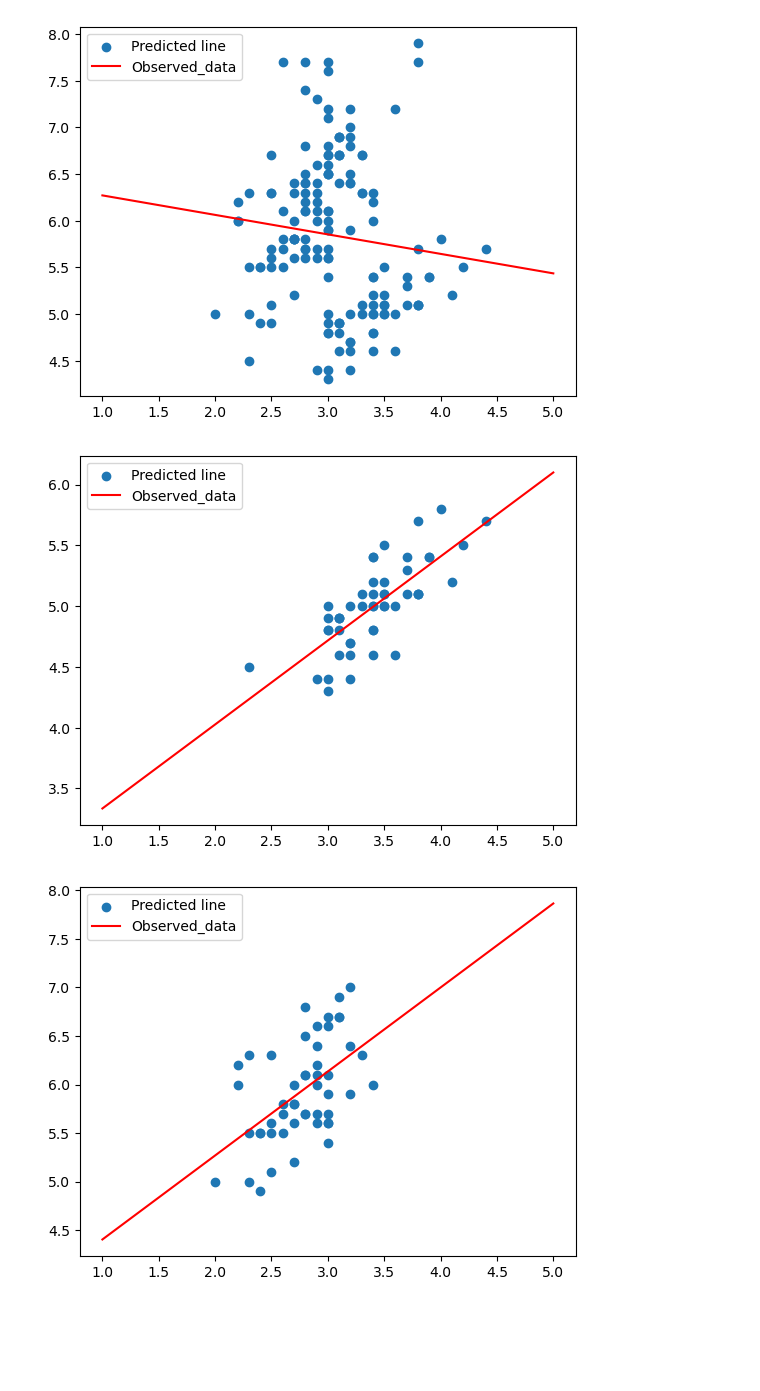
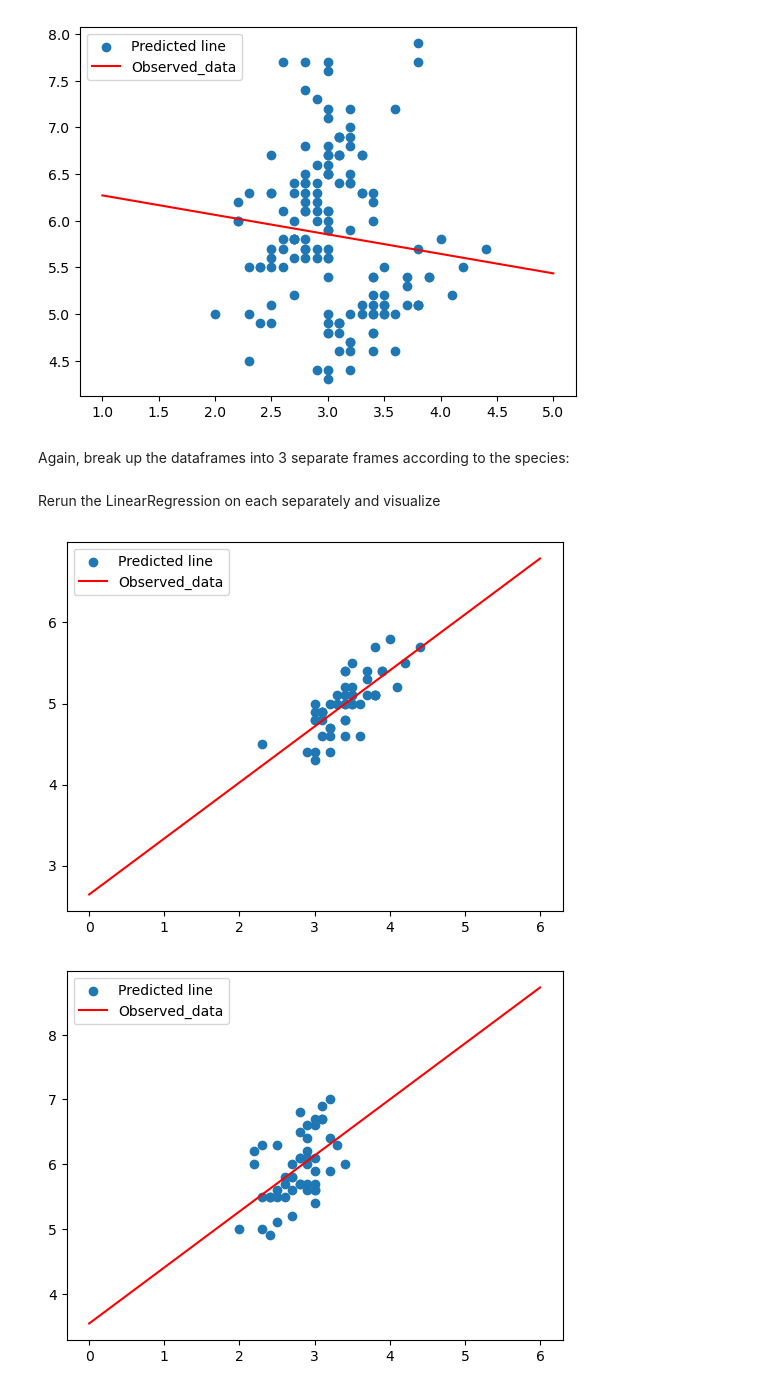
Before and after one commit to nurbujang/myworkw23, a Jupyter notebook: sklearn.ipynb, the cells around one changed output. Drawn from its saved outputs; the diff is of its cells as text; code cells hidden in the pictures; blank space fills up the shorter version.

Commit message:
correlation regression

```diff
--- a/sklearn.ipynb
+++ b/sklearn.ipynb
@@ -682,10 +682,14 @@ plt.show()
 # notice it's the same plot as line 1, column 2 in the pairplot
 # %% [output]
 [figure]
+# %% [markdown]
+Again, break up the dataframes into 3 separate frames according to the species:
 # %%
 setosadf = df.loc[df.loc[:, 'species']=='setosa']
 versidf = df.loc[df.loc[:, 'species']=='versicolor']
 virgidf = df.loc[df.loc[:, 'species']=='virginica']
+# %% [markdown]
+Rerun the LinearRegression on each separately and visualize
 # %%
 #setosa:
 sW = setosadf['sepal_width'].to_numpy()
@@ -694,7 +698,7 @@ sW = sW.reshape(-1,1)
 sL = sL.reshape(-1,1)
 lr = LinearRegression()
 lr.fit(sW,sL)
-sW_test = np.linspace(1,5)
+sW_test = np.linspace(0,6)
 sW_testShaped = sW_test.reshape(-1,1)
 sL_testPred = lr.predict(sW_testShaped)
 sW_testShaped = sW_test.reshape(-1,1)
@@ -703,25 +707,25 @@ plt.plot(sW_test, sL_testPred, 'r')
 plt.legend(["Predicted line", "Observed_data"])
 plt.show()
 # %% [output]
-[figure, old version]
+[figure, new version]
 # %%
 #versicolor:
 sW = versidf['sepal_width'].to_numpy()
 sL = versidf['sepal_length'].to_numpy()
 sW = sW.reshape(-1,1)
 sL = sL.reshape(-1,1)
 lr = LinearRegression()
 lr.fit(sW,sL)
-sW_test = np.linspace(1,5)
+sW_test = np.linspace(0,6)
 sW_testShaped = sW_test.reshape(-1,1)
 sL_testPred = lr.predict(sW_testShaped)
 sW_testShaped = sW_test.reshape(-1,1)
 plt.scatter(sW, sL)
 plt.plot(sW_test, sL_testPred, 'r')
 plt.legend(["Predicted line", "Observed_data"])
 plt.show()
 # %% [output]
-[figure, old version]
+[figure, new version]
 # %%
 #virginica:
 sW = virgidf['sepal_width'].to_numpy()
```
Also changed, not shown: parts of 1 cell of this notebook.
